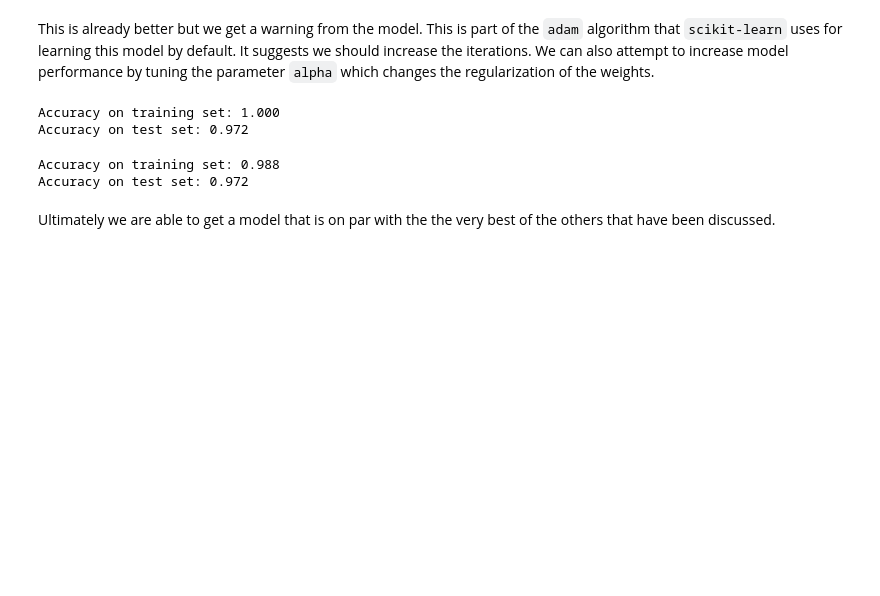
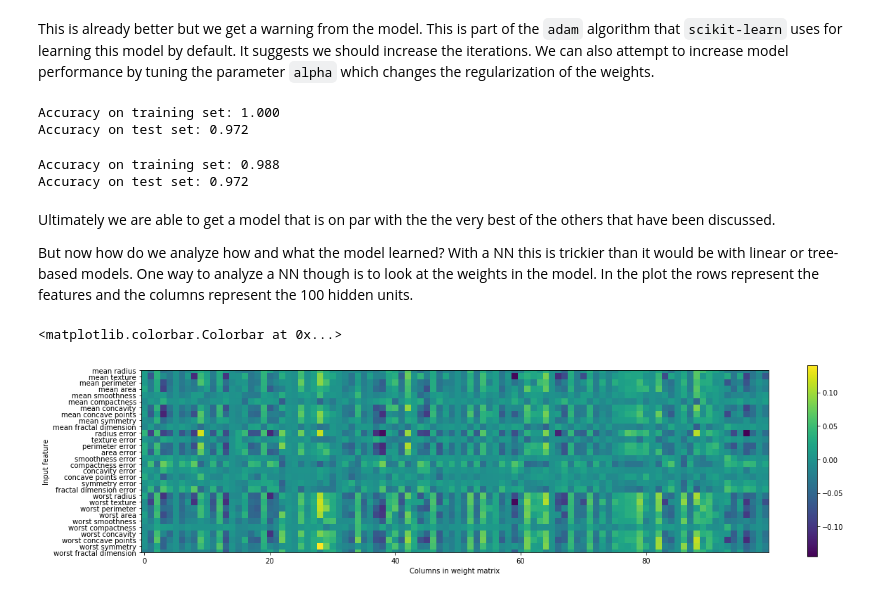
Before and after one commit to andrewdaoust/intro-ml, a Jupyter notebook: chapter2-6_neural_networks.ipynb, the cells around one changed output. Drawn from its saved outputs; the diff is of its cells as text; code cells hidden in the pictures; blank space fills up the shorter version.

```diff
--- a/chapter2-6_neural_networks.ipynb
+++ b/chapter2-6_neural_networks.ipynb
@@ -209,5 +209,17 @@ print("Accuracy on test set: {:.3f}".format(mlp.score(X_test_scaled, y_test)))
 # %% [output]
 Accuracy on training set: 0.988
 Accuracy on test set: 0.972
-# %% [markdown]
-Ultimately we are able to get a model that is on par with the the very best of the others that have been discussed.
+# %% [markdown]
+Ultimately we are able to get a model that is on par with the the very best of the others that have been discussed.
+
+But now how do we analyze how and what the model learned?  With a NN this is trickier than it would be with linear or tree-based models.  One way to analyze a NN though is to look at the weights in the model.  In the plot the rows represent the features and the columns represent the 100 hidden units.
+# %%
+plt.figure(figsize=(20, 5))
+plt.imshow(mlp.coefs_[0], interpolation='none', cmap='viridis')
+plt.yticks(range(30), cancer.feature_names)
+plt.xlabel("Columns in weight matrix")
+plt.ylabel("Input feature")
+plt.colorbar()
+# %% [output]
+<matplotlib.colorbar.Colorbar at 0x...>
+[figure, added]
```
Also changed, not shown: parts of 1 cell of this notebook, 1 other file.
